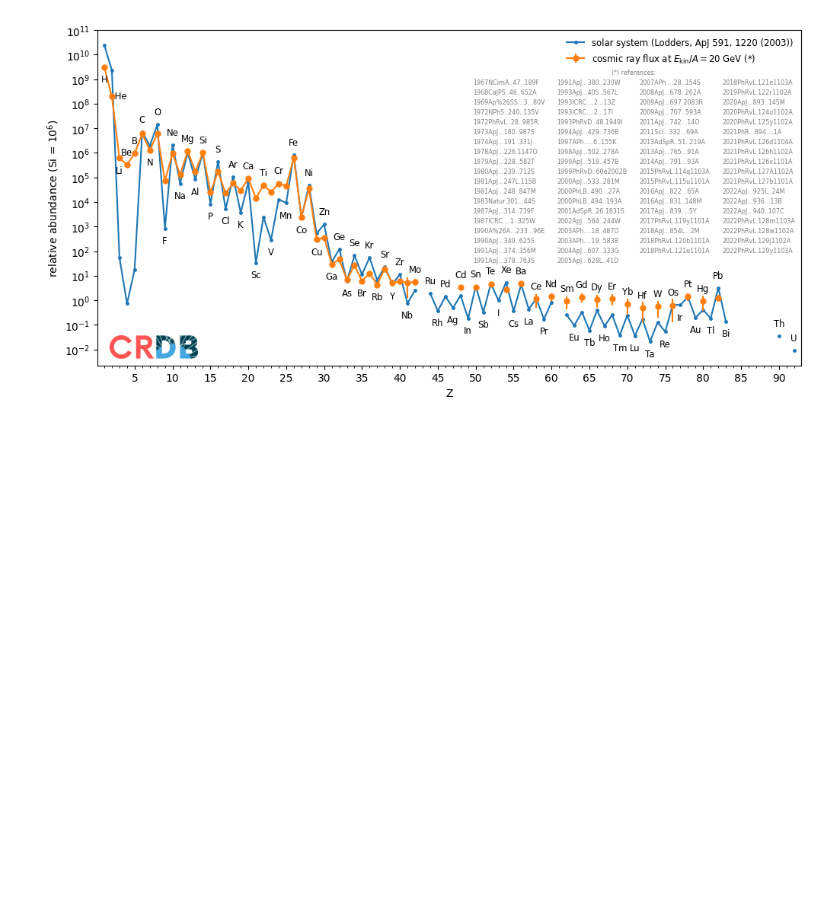
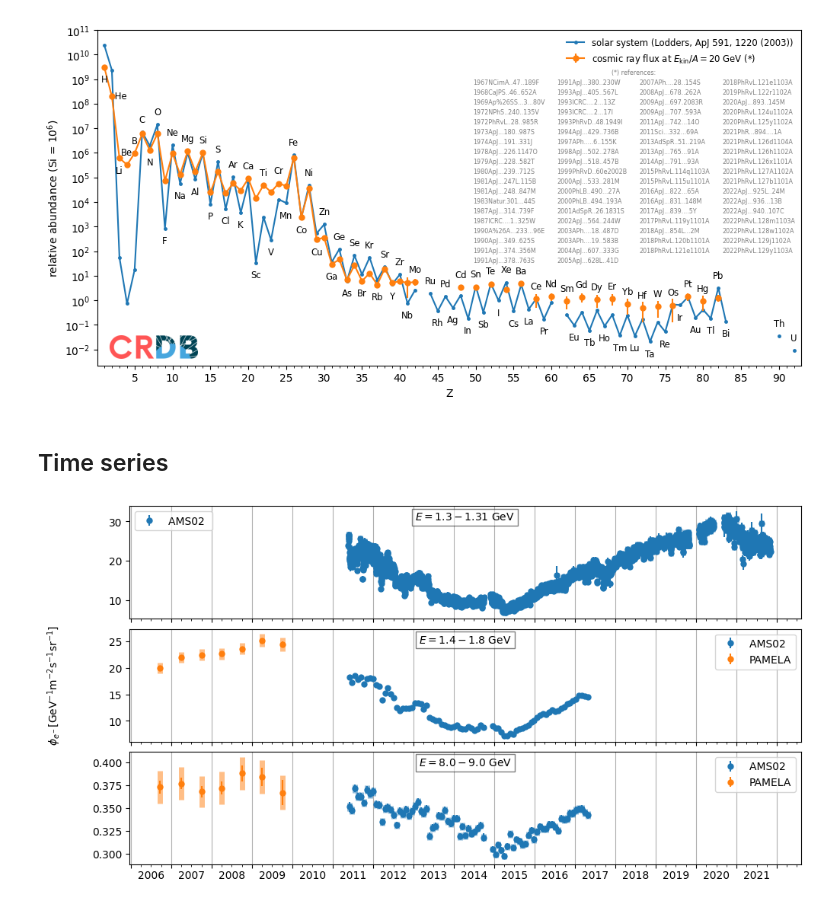
Before and after one commit to crdb-project/tutorial, a Jupyter notebook: gallery.ipynb, the cells around one changed output. Cells and saved outputs as stored; diff of their text form; code cells hidden in the pictures; blank space fills up the shorter version.

Commit message:
Add example for time series

```diff
--- a/gallery.ipynb
+++ b/gallery.ipynb
@@ -599,3 +599,42 @@ draw_logo(0, 0.09, height=0.07)
 plt.savefig("crdb_plot_abundances.pdf")
 # %% [output]
 [figure]
+# %% [markdown]
+## Time series
+# %%
+from datetime import date
+import matplotlib.dates as mdates
+from crdb.mpl import draw_timeseries
+
+tab = crdb.query("e-", energy_type="Ek", time_series="only")
+
+fig, axs = plt.subplots(3, 1, figsize=(10,5), sharex=True)
+erange = [[1.30, 1.31], [1.4, 1.8], [8.0, 9.0]] ## example for three energy ranges to be plotted
+for ax, (elo, ehi) in zip(axs, erange):
+    t1 = tab[(elo < tab["e"]) & (tab["e"] < ehi)] ## select data with mean energy in energy range
+    for i, (exp, mask) in enumerate(crdb.experiment_masks(t1).items()):
+        t2 = t1[mask] ## select data from one experiment
+        plt.sca(ax)
+        draw_timeseries(t2, label=exp) ## plot time series
+    ax.text(0.5, 0.95, f"$E = {elo}-{ehi}$ GeV",
+            transform=ax.transAxes,
+            verticalalignment='top',
+            horizontalalignment='center',
+            bbox=dict(boxstyle='square', facecolor='white', alpha=0.5))
+    ax.xaxis.set_major_locator(mdates.YearLocator(base=1, month=1))
+    ax.xaxis.set_minor_locator(mdates.MonthLocator(bymonth=[1,4,7,10]))
+    ax.set_xticklabels([]) ## remove tick labels
+    ax.grid(axis='x') ## show x-grid only
+    ax.legend()
+minyear = mdates.num2date(ax.get_xlim()[0]).year + 1 ## earliest year
+maxyear = mdates.num2date(ax.get_xlim()[1]).year     ## latest year
+for year in range(minyear, maxyear):
+    axs[2].text(date(year,7,1),              ## plot year in centred position
+                0.98 * axs[2].get_ylim()[0],
+                "%d" % year,
+                verticalalignment='top',
+                horizontalalignment='center')
+axs[1].set_ylabel(r'$\phi_{e^-} [\mathrm{GeV}^{-1}\mathrm{m}^{-2}\mathrm{s}^{-1}\mathrm{sr}^{-1}]$')
+axs[1].yaxis.set_label_coords(-0.1,0.5)
+# %% [output]
+[figure, added]
```
Also changed, not shown: parts of 2 cells of this notebook.
